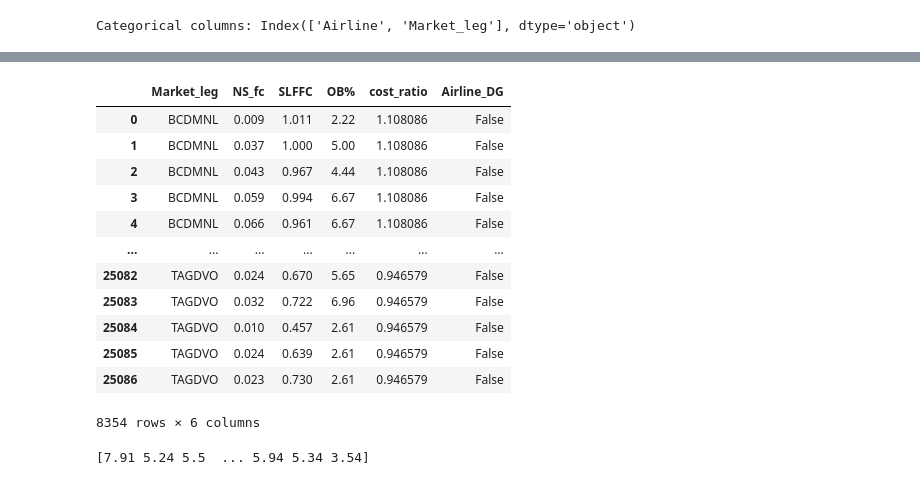
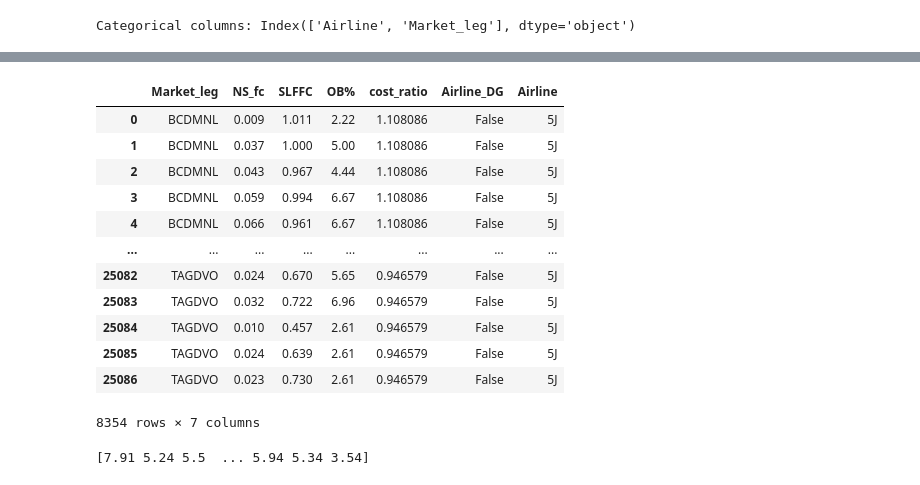
Before and after one commit to sundaenielle/OW_AIRRM_OB_Model, a Jupyter notebook: OB COES Template.ipynb, the cells around one changed output, grey strips where cells are left out. Saved outputs shown, nothing was run; the diff lists cells and outputs as text; code cells hidden in the pictures.

```diff
--- a/OB COES Template.ipynb
+++ b/OB COES Template.ipynb
@@ -1,8 +1,8 @@
 # %%
 import pandas as pd
-OB_df = pd.read_csv(r'C:\Users\dladaenielle\OneDrive - Cebu Pacific\Desktop\use this\Innovations & Systems\Overbooking\Template Files\OBdata_SYS_Nov15toDec31.csv')
+OB_df = pd.read_csv(r'OBdata_SYS_Nov15toDec31.csv')
 
-OB_cost_df = pd.read_csv(r'C:\Users\dladaenielle\OneDrive - Cebu Pacific\Desktop\use this\Innovations & Systems\Overbooking\Template Files\OB Costs v1118.csv')
+OB_cost_df = pd.read_csv(r'OB Costs v1118.csv')
 OB_cost_df.dropna(axis=0, how='any', inplace=True)
 
 OB_df = OB_df.merge(OB_cost_df, on=['Market_leg','Airline'], how='left')
@@ -111,25 +127,26 @@ Categorical columns: Index(['Airline', 'Market_leg'], dtype='object')
 # %%
 # Convert Airline column to dummy variables, drop one category to avoid multicollinearity
-OB_df_copy = pd.get_dummies(OB_df_copy, columns=['Airline'], drop_first=True)
+OB_df_copy2 = pd.get_dummies(OB_df_copy, columns=['Airline'], drop_first=True)
+OB_df_copy2['Airline'] = OB_df_copy['Airline']
 
 # Assume your target column is 'y'
-independent_var = OB_df_copy.drop('OB%', axis=1)
-dependent_var = OB_df_copy['OB%']
-OB_df_copy
+independent_var = OB_df_copy2.drop(['OB%', 'Airline'], axis=1)
+dependent_var = OB_df_copy2['OB%']
+OB_df_copy2
 # %% [output]
-|  | Market_leg | NS_fc | SLFFC | OB% | cost_ratio | Airline_DG |
-| 0 | BCDMNL | 0.009 | 1.011 | 2.22 | 1.108086 | False |
-| 1 | BCDMNL | 0.037 | 1.000 | 5.00 | 1.108086 | False |
-| 2 | BCDMNL | 0.043 | 0.967 | 4.44 | 1.108086 | False |
-| 3 | BCDMNL | 0.059 | 0.994 | 6.67 | 1.108086 | False |
-| 4 | BCDMNL | 0.066 | 0.961 | 6.67 | 1.108086 | False |
-| ... | ... | ... | ... | ... | ... | ... |
-| 25082 | TAGDVO | 0.024 | 0.670 | 5.65 | 0.946579 | False |
-| 25083 | TAGDVO | 0.032 | 0.722 | 6.96 | 0.946579 | False |
-| 25084 | TAGDVO | 0.010 | 0.457 | 2.61 | 0.946579 | False |
-| 25085 | TAGDVO | 0.024 | 0.639 | 2.61 | 0.946579 | False |
-| 25086 | TAGDVO | 0.023 | 0.730 | 2.61 | 0.946579 | False |
+|  | Market_leg | NS_fc | SLFFC | OB% | cost_ratio | Airline_DG | Airline |
+| 0 | BCDMNL | 0.009 | 1.011 | 2.22 | 1.108086 | False | 5J |
+| 1 | BCDMNL | 0.037 | 1.000 | 5.00 | 1.108086 | False | 5J |
+| 2 | BCDMNL | 0.043 | 0.967 | 4.44 | 1.108086 | False | 5J |
+| 3 | BCDMNL | 0.059 | 0.994 | 6.67 | 1.108086 | False | 5J |
+| 4 | BCDMNL | 0.066 | 0.961 | 6.67 | 1.108086 | False | 5J |
+| ... | ... | ... | ... | ... | ... | ... | ... |
+| 25082 | TAGDVO | 0.024 | 0.670 | 5.65 | 0.946579 | False | 5J |
+| 25083 | TAGDVO | 0.032 | 0.722 | 6.96 | 0.946579 | False | 5J |
+| 25084 | TAGDVO | 0.010 | 0.457 | 2.61 | 0.946579 | False | 5J |
+| 25085 | TAGDVO | 0.024 | 0.639 | 2.61 | 0.946579 | False | 5J |
+| 25086 | TAGDVO | 0.023 | 0.730 | 2.61 | 0.946579 | False | 5J |
-8354 rows × 6 columns
+8354 rows × 7 columns
 # %%
 from sklearn.model_selection import train_test_split
 X_train, X_test, y_train, y_test = train_test_split(independent_var, dependent_var, test_size=0.3, random_state=99)
```
Also changed, not shown: parts of 7 cells of this notebook, 2 other files.
